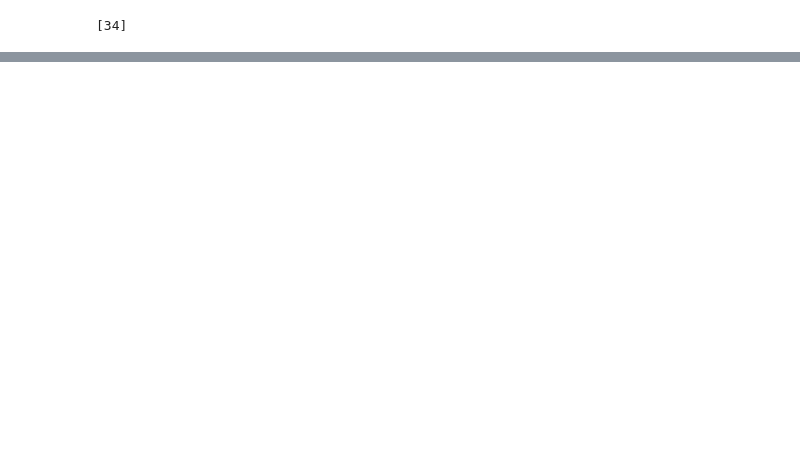
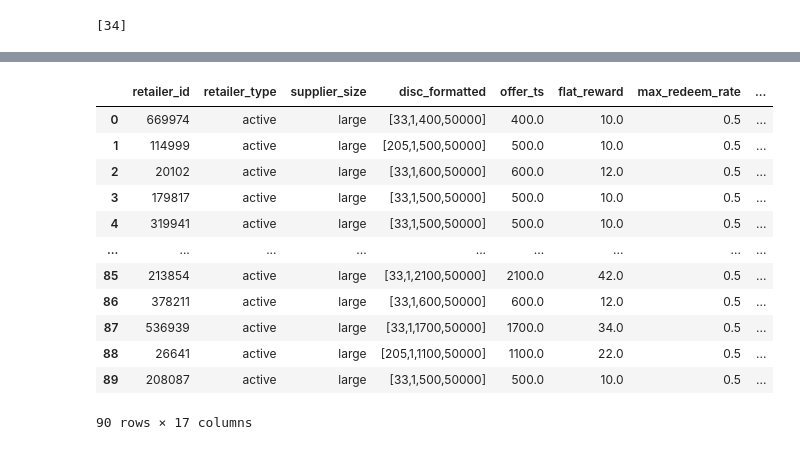
Before and after one commit to Maxab-Growth/Seif, a Jupyter notebook: Seif's_stuff/offer_itteration.ipynb, the cells around one changed output, grey strips where cells are left out. Cells and saved outputs as stored; diff of their text form; code cells hidden in the pictures; blank space fills up the shorter version.

```diff
--- a/Seif's_stuff/offer_itteration.ipynb
+++ b/Seif's_stuff/offer_itteration.ipynb
@@ -372,0 +271,4 @@ ProgrammingError: 100038 (22018): Numeric value '' is not recognized
+# %%
+mid_line1 = "lateral flatten(strtok_to_array(replace(replace(white_list_retailer_ids,'{', ''),'}',''),',')) retailer"
+mid_line2 = "lateral flatten(strtok_to_array(replace(replace(retailer_ids,'{', ''),'}',''),',')) retailer"
+mid_line3 = "lateral flatten(strtok_to_array(replace(replace(white_list_retailer_ids,'{', ''),'}',''),',')) retailer"
@@ -372,0 +803,9 @@ ProgrammingError: 100038 (22018): Numeric value '' is not recognized
+# %%
+import numpy as np
+
+avg_burn['AVERAGE_BURN'] = np.where(
+    (avg_burn['number_retailers'] != 0) & (~avg_burn['number_retailers'].isna()),
+    avg_burn['total_burn'].fillna(0) / avg_burn['number_retailers'],
+    0
+)
+avg_burn
@@ -372,0 +843,17 @@ ProgrammingError: 100038 (22018): Numeric value '' is not recognized
+# %%
+merged_df['running_cost'] = merged_df['AVERAGE_BURN'].cumsum()
+merged_df
+# %% [output]
+|  | retailer_id | retailer_type | supplier_size | disc_formatted | offer_ts | flat_reward | max_redeem_rate | ... |
+| 0 | 669974 | active | large | [33,1,400,50000] | 400.0 | 10.0 | 0.5 | ... |
+| 1 | 114999 | active | large | [205,1,500,50000] | 500.0 | 10.0 | 0.5 | ... |
+| 2 | 20102 | active | large | [33,1,600,50000] | 600.0 | 12.0 | 0.5 | ... |
+| 3 | 179817 | active | large | [33,1,500,50000] | 500.0 | 10.0 | 0.5 | ... |
+| 4 | 319941 | active | large | [33,1,500,50000] | 500.0 | 10.0 | 0.5 | ... |
+| ... | ... | ... | ... | ... | ... | ... | ... | ... |
+| 85 | 213854 | active | large | [33,1,2100,50000] | 2100.0 | 42.0 | 0.5 | ... |
+| 86 | 378211 | active | large | [33,1,600,50000] | 600.0 | 12.0 | 0.5 | ... |
+| 87 | 536939 | active | large | [33,1,1700,50000] | 1700.0 | 34.0 | 0.5 | ... |
+| 88 | 26641 | active | large | [205,1,1100,50000] | 1100.0 | 22.0 | 0.5 | ... |
+| 89 | 208087 | active | large | [33,1,500,50000] | 500.0 | 10.0 | 0.5 | ... |
+90 rows × 17 columns
```
Also changed, not shown: parts of 20 cells of this notebook.
